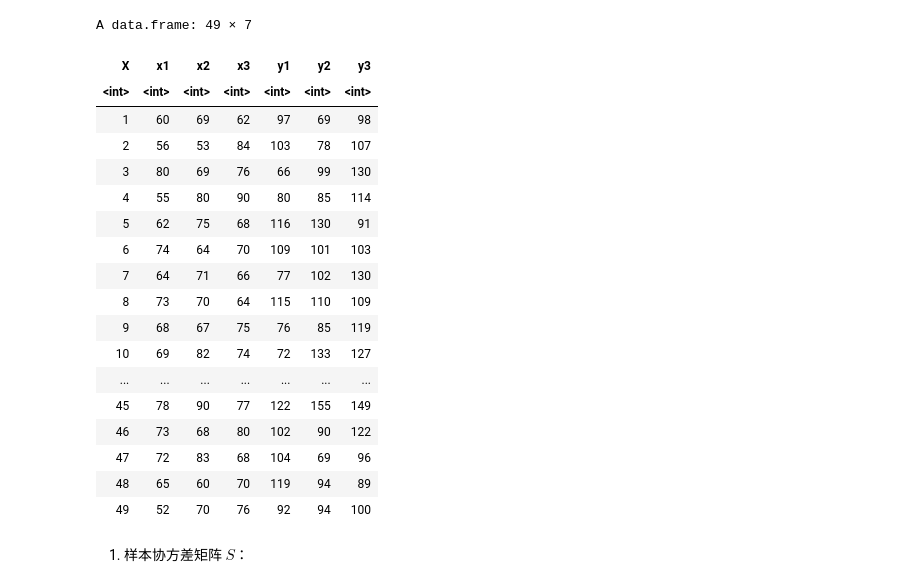
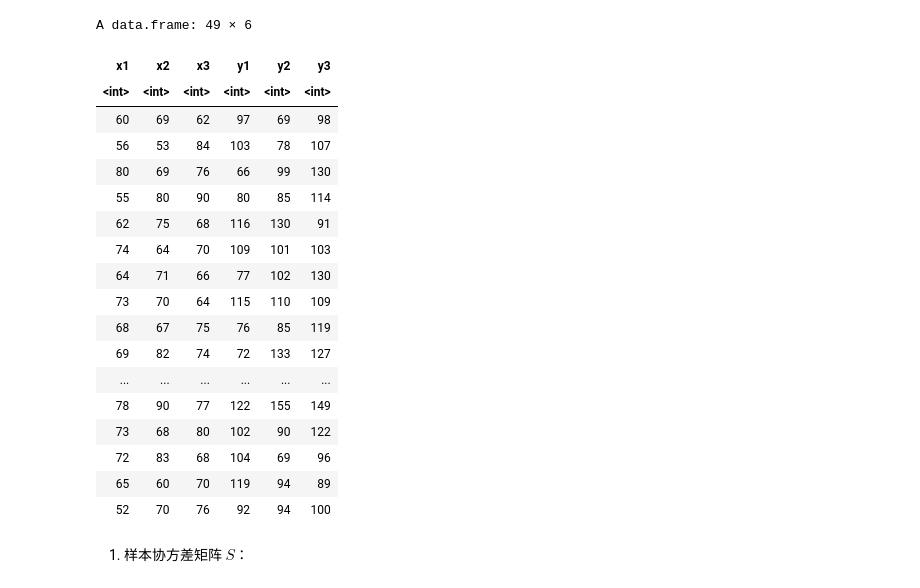
Before and after one commit to cdfmlr/daex, a Jupyter notebook: c4/ex_4_6.ipynb, the cells around one changed output. Saved outputs shown, nothing was run; the diff lists cells and outputs as text; code cells hidden in the pictures.

```diff
--- a/c4/ex_4_6.ipynb
+++ b/c4/ex_4_6.ipynb
@@ -3,27 +3,27 @@
 
 ![习题 4.6](https://tva1.sinaimg.cn/large/008i3skNly1gra4yo6us3j31n40bgah5.jpg)
 # %%
-data <- read.csv("ex_4_6.csv"); data
+data <- read.csv("ex_4_6.csv")[-1]; data
 # %% [output]
-A data.frame: 49 × 7
+A data.frame: 49 × 6
-| X | x1 | x2 | x3 | y1 | y2 | y3 |
-| <int> | <int> | <int> | <int> | <int> | <int> | <int> |
-| 1 | 60 | 69 | 62 | 97 | 69 | 98 |
-| 2 | 56 | 53 | 84 | 103 | 78 | 107 |
-| 3 | 80 | 69 | 76 | 66 | 99 | 130 |
-| 4 | 55 | 80 | 90 | 80 | 85 | 114 |
-| 5 | 62 | 75 | 68 | 116 | 130 | 91 |
-| 6 | 74 | 64 | 70 | 109 | 101 | 103 |
-| 7 | 64 | 71 | 66 | 77 | 102 | 130 |
-| 8 | 73 | 70 | 64 | 115 | 110 | 109 |
-| 9 | 68 | 67 | 75 | 76 | 85 | 119 |
-| 10 | 69 | 82 | 74 | 72 | 133 | 127 |
-| ... | ... | ... | ... | ... | ... | ... |
-| 45 | 78 | 90 | 77 | 122 | 155 | 149 |
-| 46 | 73 | 68 | 80 | 102 | 90 | 122 |
-| 47 | 72 | 83 | 68 | 104 | 69 | 96 |
-| 48 | 65 | 60 | 70 | 119 | 94 | 89 |
-| 49 | 52 | 70 | 76 | 92 | 94 | 100 |
+| x1 | x2 | x3 | y1 | y2 | y3 |
+| <int> | <int> | <int> | <int> | <int> | <int> |
+| 60 | 69 | 62 | 97 | 69 | 98 |
+| 56 | 53 | 84 | 103 | 78 | 107 |
+| 80 | 69 | 76 | 66 | 99 | 130 |
+| 55 | 80 | 90 | 80 | 85 | 114 |
+| 62 | 75 | 68 | 116 | 130 | 91 |
+| 74 | 64 | 70 | 109 | 101 | 103 |
+| 64 | 71 | 66 | 77 | 102 | 130 |
+| 73 | 70 | 64 | 115 | 110 | 109 |
+| 68 | 67 | 75 | 76 | 85 | 119 |
+| 69 | 82 | 74 | 72 | 133 | 127 |
+| ... | ... | ... | ... | ... | ... |
+| 78 | 90 | 77 | 122 | 155 | 149 |
+| 73 | 68 | 80 | 102 | 90 | 122 |
+| 72 | 83 | 68 | 104 | 69 | 96 |
+| 65 | 60 | 70 | 119 | 94 | 89 |
+| 52 | 70 | 76 | 92 | 94 | 100 |
 # %% [markdown]
 1. 样本协方差矩阵 $S$：
 # %%
```
Also changed, not shown: parts of 13 cells of this notebook.
